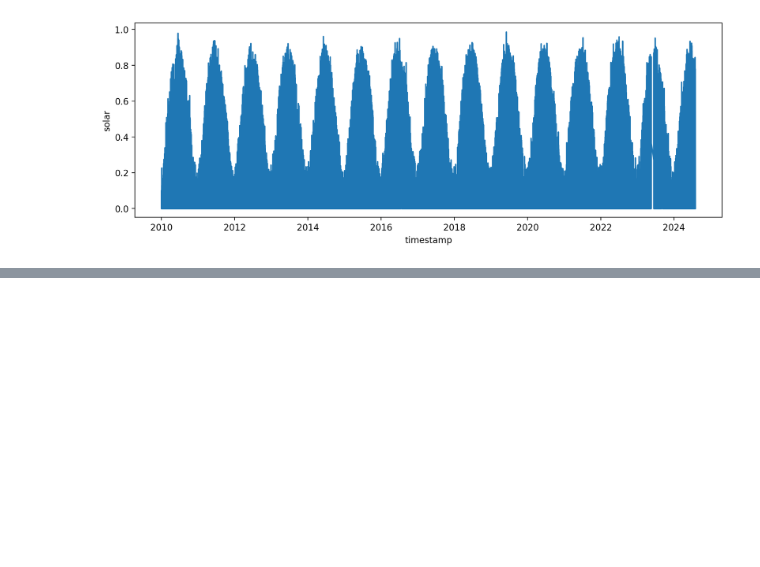
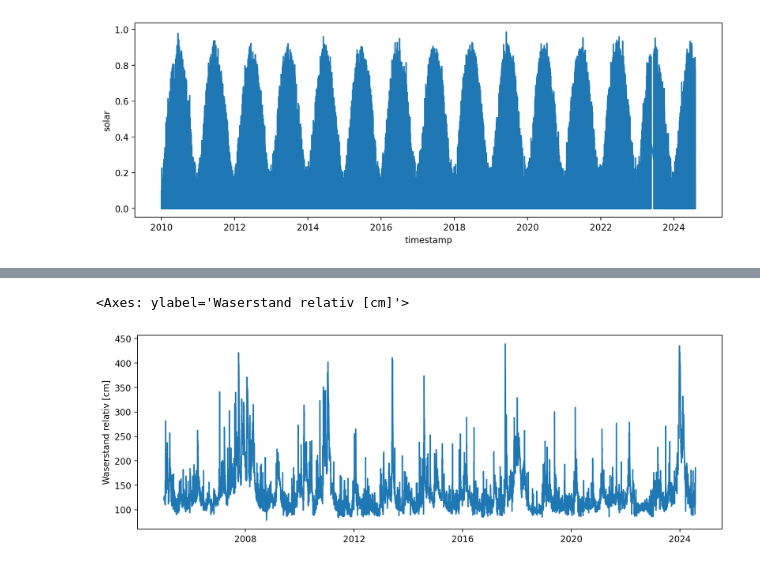
Before and after one commit to AquaStream/waterlevels_oker, a Jupyter notebook: notebooks/01-EDA.ipynb, the cells around one changed output, grey strips where cells are left out. Saved outputs shown, nothing was run; the diff lists cells and outputs as text; code cells hidden in the pictures; blank space fills up the shorter version.

Commit message:
initial ohrum eda

```diff
--- a/notebooks/01-EDA.ipynb
+++ b/notebooks/01-EDA.ipynb
@@ -165,0 +204,7 @@ for col in climate_raw.columns:
+# %%
+ohrum_str = ohrum_data.astype("str")
+ohrum_data.index = pd.to_datetime(ohrum_str["Datum"] + " " + ohrum_str["Zeit"], format="%Y-%m-%d %H:%M:%S")
+# %%
+ohrum_data = ohrum_data.drop(columns=["Datum", "Zeit"])
+# %%
+ohrum_data = ohrum_data.loc[ohrum_data.index.minute == 0]
@@ -165,0 +242,8 @@ for col in climate_raw.columns:
+# %%
+ohrum_data.loc[ohrum_data["Waserstand relativ [cm]"] == " ---"] = np.mean([ohrum_data.loc["2017-12-31 23:00:00"], ohrum_data.loc["2018-01-01 01:00:00"]])
+# %%
+fig, ax = plt.subplots(figsize=(12,4))
+sns.lineplot(ohrum_data["Waserstand relativ [cm]"], ax=ax)
+# %% [output]
+<Axes: ylabel='Waserstand relativ [cm]'>
+[figure, added]
```
Also changed, not shown: parts of 9 cells of this notebook, 2 other files.
